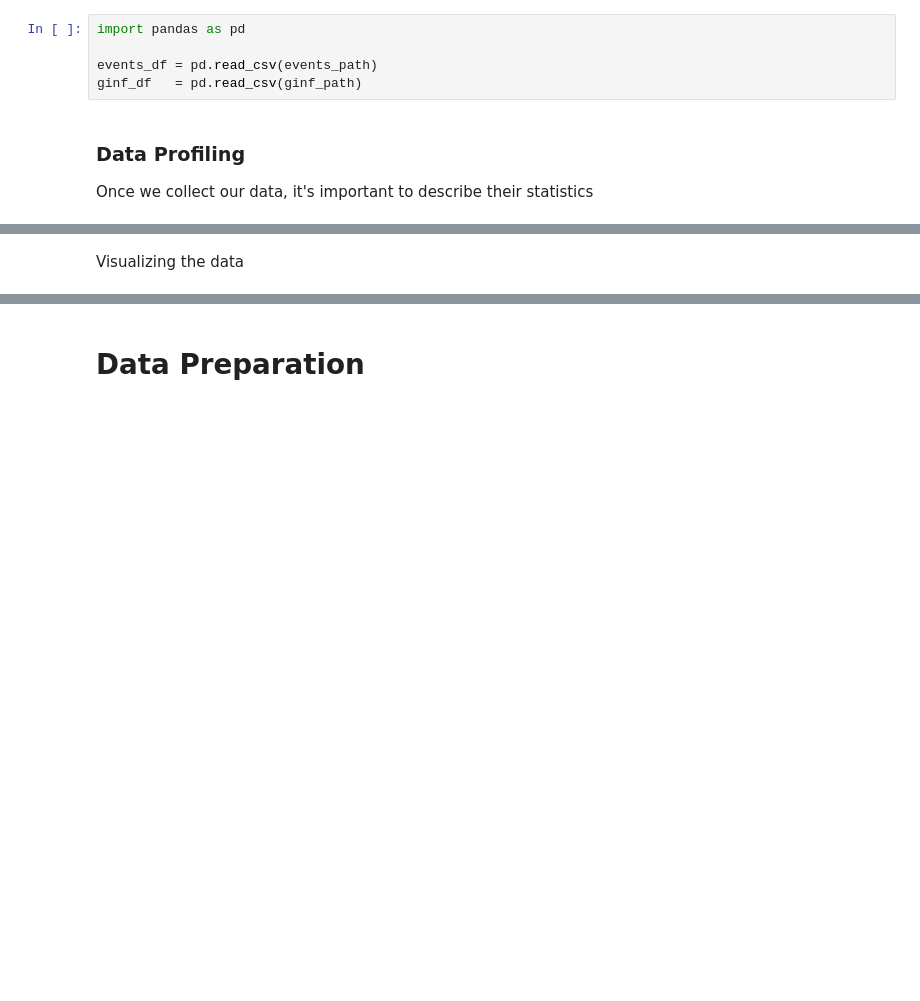
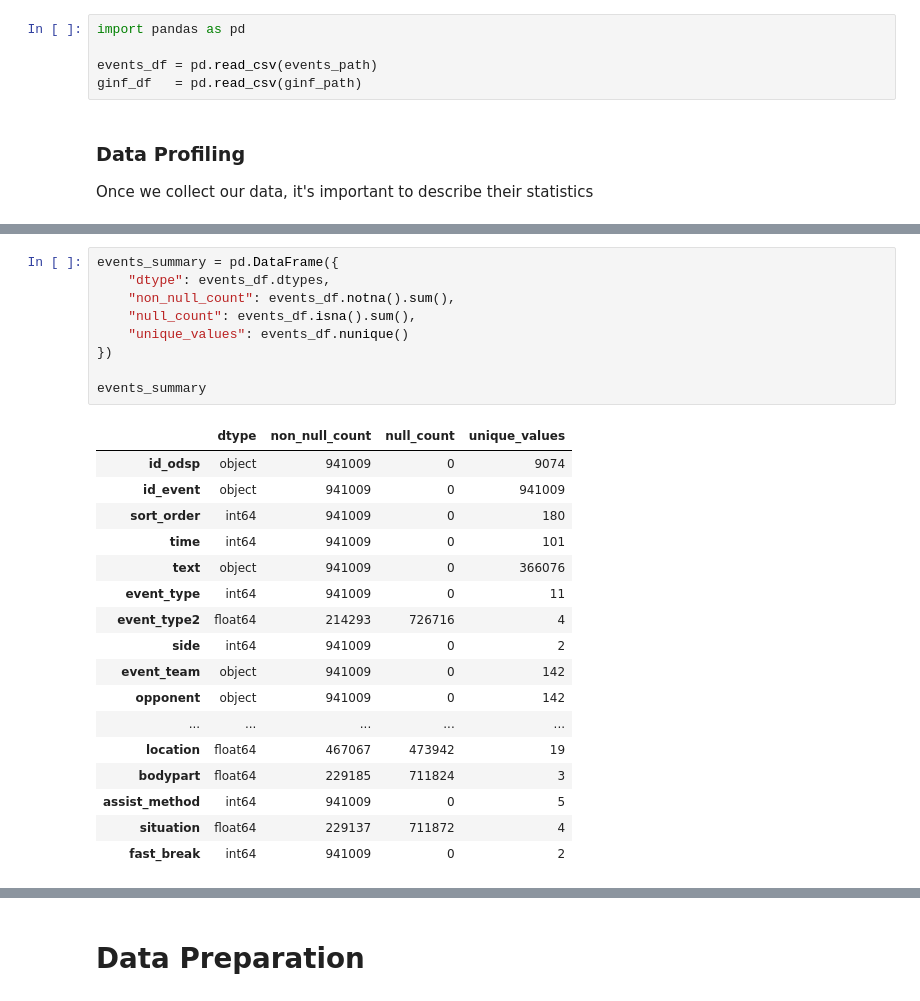
Before and after one commit to gabbosanti/machine-learning-assignment, a Jupyter notebook: assignement.ipynb, the cells around one changed output, grey strips where cells are left out. Cells and saved outputs as stored; diff of their text form; blank space fills up the shorter version.

```diff
--- a/assignement.ipynb
+++ b/assignement.ipynb
@@ -125,2 +52,27 @@ ginf_df.describe(include="all")
-# %% [markdown]
-Visualizing the data
+# %%
+events_summary = pd.DataFrame({
+    "dtype": events_df.dtypes,
+    "non_null_count": events_df.notna().sum(),
+    "null_count": events_df.isna().sum(),
+    "unique_values": events_df.nunique()
+})
+
+events_summary
+# %% [output]
+|  | dtype | non_null_count | null_count | unique_values |
+| id_odsp | object | 941009 | 0 | 9074 |
+| id_event | object | 941009 | 0 | 941009 |
+| sort_order | int64 | 941009 | 0 | 180 |
+| time | int64 | 941009 | 0 | 101 |
+| text | object | 941009 | 0 | 366076 |
+| event_type | int64 | 941009 | 0 | 11 |
+| event_type2 | float64 | 214293 | 726716 | 4 |
+| side | int64 | 941009 | 0 | 2 |
+| event_team | object | 941009 | 0 | 142 |
+| opponent | object | 941009 | 0 | 142 |
+| ... | ... | ... | ... | ... |
+| location | float64 | 467067 | 473942 | 19 |
+| bodypart | float64 | 229185 | 711824 | 3 |
+| assist_method | int64 | 941009 | 0 | 5 |
+| situation | float64 | 229137 | 711872 | 4 |
+| fast_break | int64 | 941009 | 0 | 2 |
```
Also changed, not shown: parts of 16 cells of this notebook.
